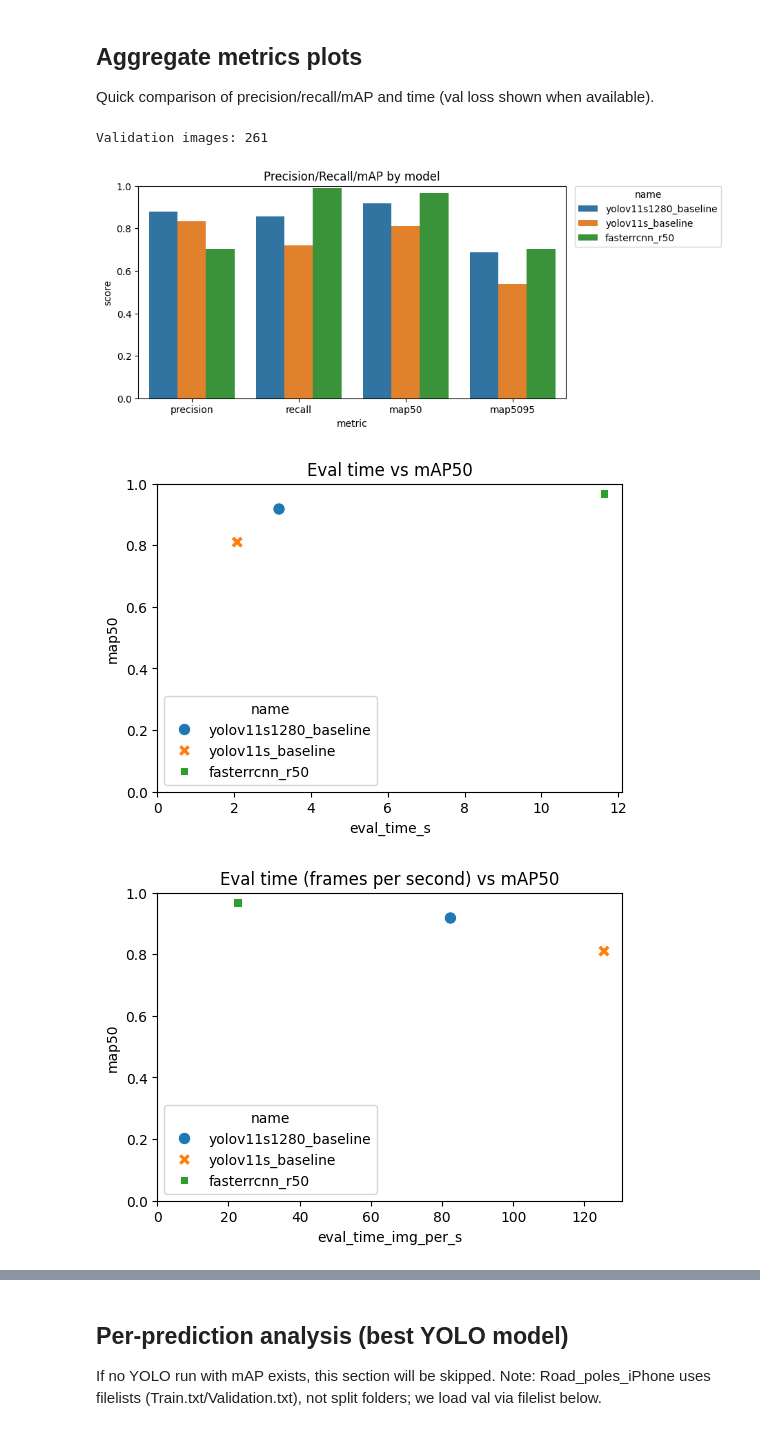
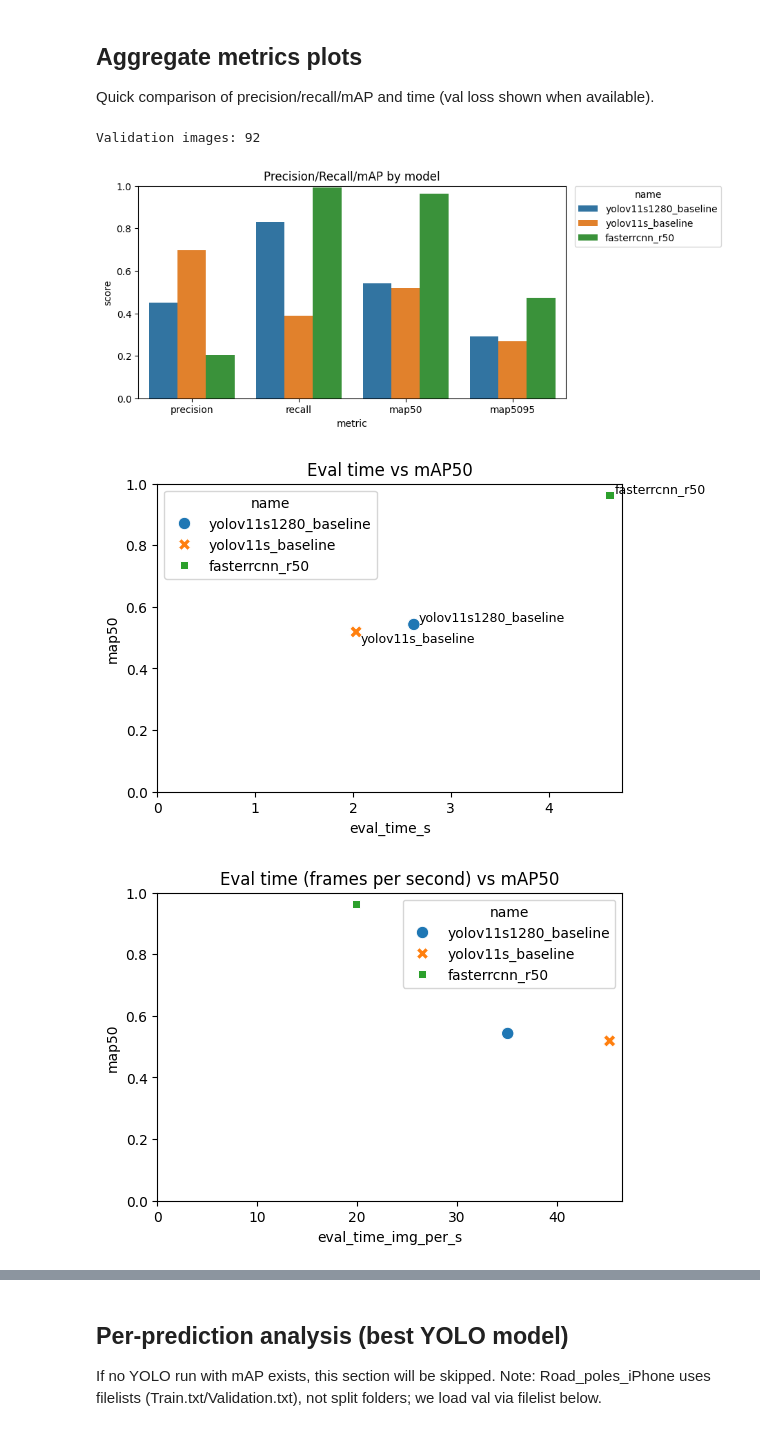
Before and after one commit to HesteBjorn/TDT17-snow-pole-detection, a Jupyter notebook: notebooks/models_exploration.ipynb, the cells around one changed output, grey strips where cells are left out. Saved outputs shown, nothing was run; the diff lists cells and outputs as text; code cells hidden in the pictures.

```diff
--- a/notebooks/models_exploration.ipynb
+++ b/notebooks/models_exploration.ipynb
@@ -14,6 +14,7 @@ import numpy as np
 import pandas as pd
 import matplotlib.pyplot as plt
 import seaborn as sns
+import cv2
 from PIL import Image
 
 # Normalize project rootk
@@ -29,7 +30,8 @@ from src import data as data_utils
 from src.data import load_split_dataframe, infer_dataset_key
 
 # Dataset selector
-dataset_name = 'iphone'
+# dataset_name = 'iphone'
+dataset_name = 'v1'
 paths = select_paths(dataset_name)
 
 import torch
@@ -169,46 +171,42 @@ val_images = val_df['image_path'].dropna().unique().tolist()
 print(f'Validation images: {len(val_images)}')
 results_df["eval_time_img_per_s"] = len(val_images) / results_df["eval_time_s"]  # Total frames/total seconds
 # %% [output]
-Validation images: 261
+Validation images: 92
 # %%
 plot_df = results_df.melt(id_vars=['name','backend'], value_vars=['precision','recall','map50','map5095'], var_name='metric', value_name='score')
 plot_df = plot_df.dropna(subset=['score'])
 fig, ax = plt.subplots(figsize=(8,4))
 sns.barplot(data=plot_df, x='metric', y='score', hue='name', ax=ax)
 leg = ax.legend(title='name', bbox_to_anchor=(1.02, 1), loc='upper left', borderaxespad=0.)
 leg.set_frame_on(True)          # optional styling
 leg.set_title('name')
 ax.set_title('Precision/Recall/mAP by model')
 ax.set_ylim(0, 1)
 plt.show()
 
 # # Broken when loading models
 # fig, ax = plt.subplots(figsize=(6,4))
 # sns.scatterplot(data=results_df, x='train_time_s', y='map50', hue='name', style='name', s=80, ax=ax)
 # ax.set_title('Train time vs mAP50')
 # plt.show()
 
 fig, ax = plt.subplots(figsize=(6,4))
 sns.scatterplot(data=results_df, x='eval_time_s', y='map50', hue='name', style='name', s=80, ax=ax)
+for _, row in results_df.iterrows():
+    va = 'top' if row['name']=='yolov11s_baseline' else 'bottom'
+    ax.text(row['eval_time_s']+0.05, row['map50'], row['name'], fontsize=9, ha='left', va=va)
 ax.set_xlim(left=0)
 ax.set_ylim(bottom=0, top=1)
 ax.set_title('Eval time vs mAP50')
 plt.show()
 
 fig, ax = plt.subplots(figsize=(6,4))
 sns.scatterplot(data=results_df, x='eval_time_img_per_s', y='map50', hue='name', style='name', s=80, ax=ax)
 ax.set_xlim(left=0)
 ax.set_ylim(bottom=0, top=1)
 ax.set_title('Eval time (frames per second) vs mAP50')
 plt.show()
-
-if results_df['val_loss'].notna().any():
-    fig, ax = plt.subplots(figsize=(6,4))
-    sns.barplot(data=results_df.dropna(subset=['val_loss']), x='name', y='val_loss', hue='backend', ax=ax)
-    ax.set_title('Val loss (where available)')
-    plt.xticks(rotation=20)
-    plt.show()
 # %% [output]
-[figure, old version]
+[figure, new version]
-[figure, old version]
+[figure, new version]
-[figure, old version]
+[figure, new version]
```
Also changed, not shown: parts of 10 cells of this notebook.
